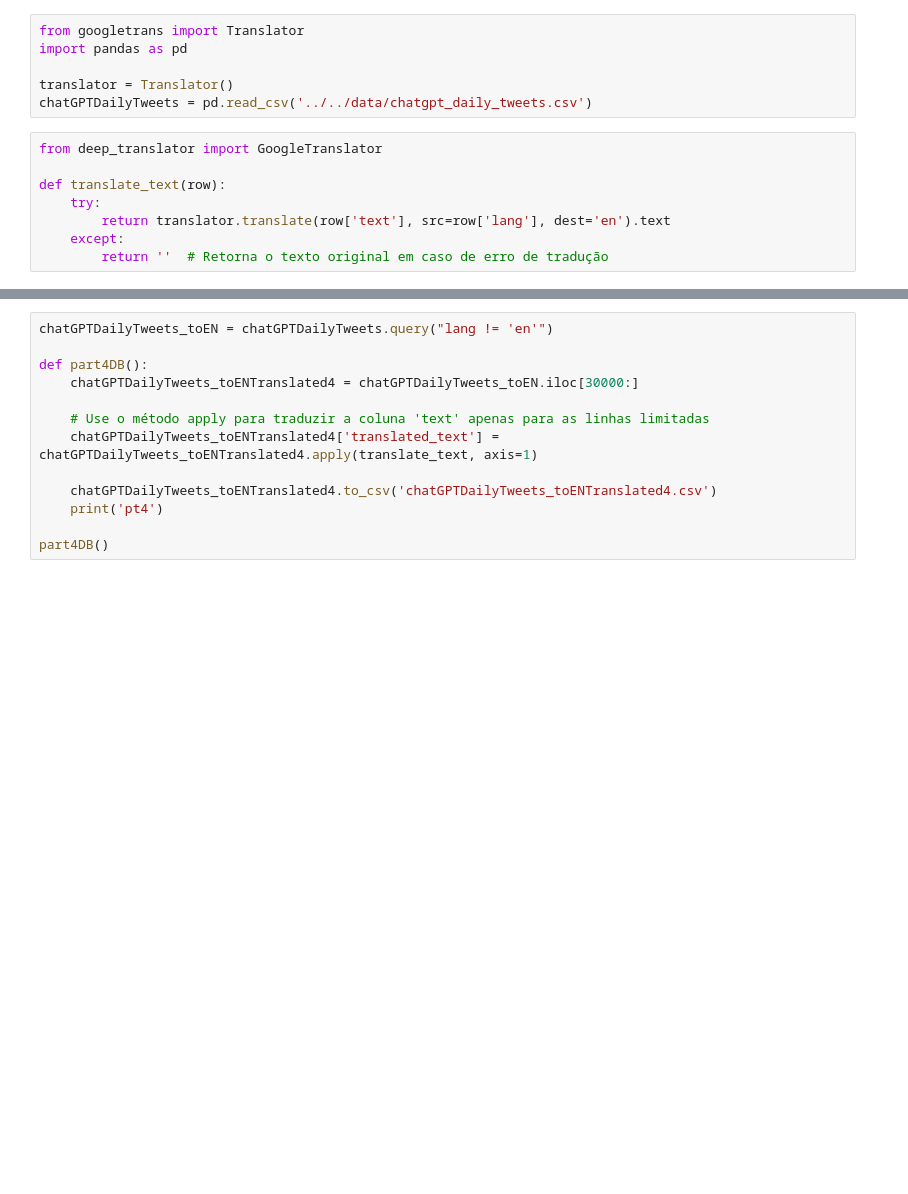
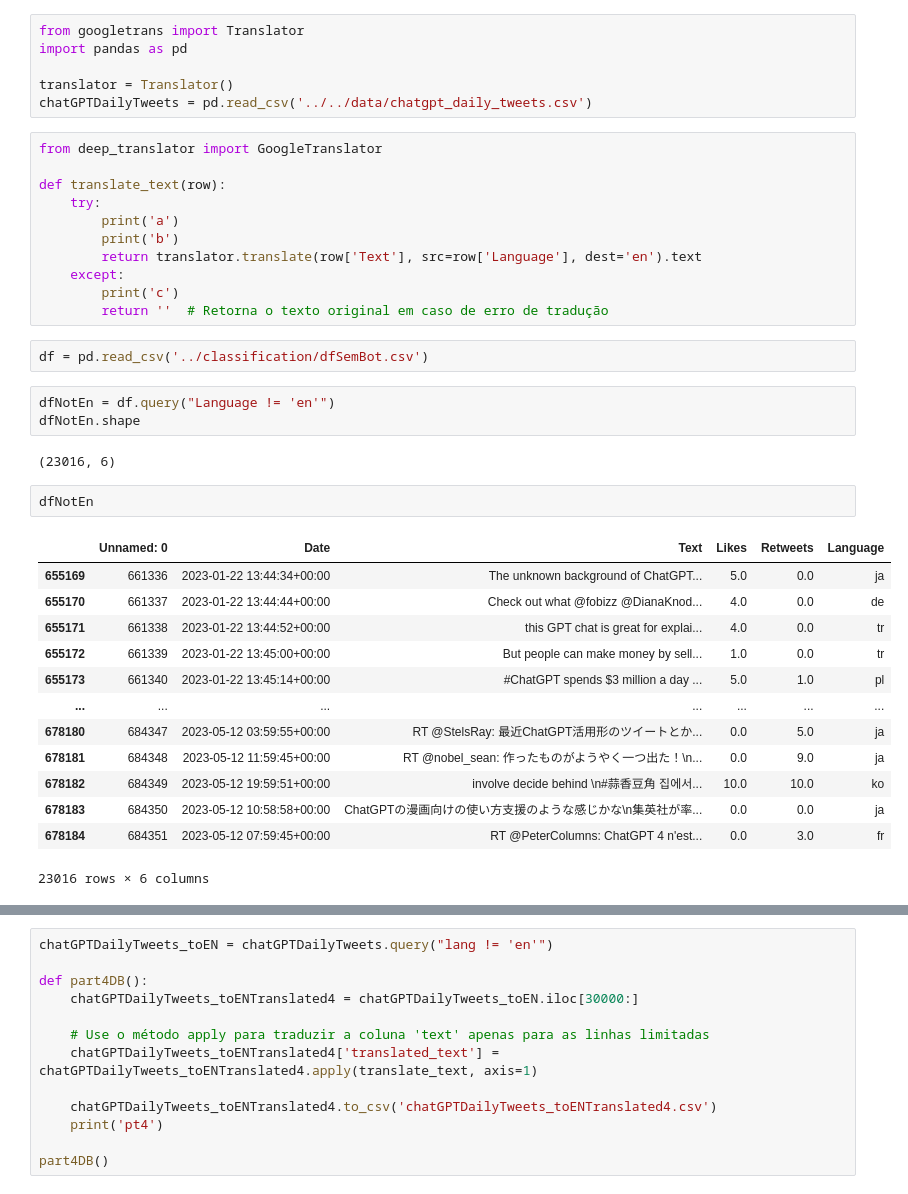
Before and after one commit to lorenzo-cm/tpICD, a Jupyter notebook: src/translation/translatingDatabases2.ipynb, the cells around one changed output, grey strips where cells are left out. Cells and saved outputs as stored; diff of their text form; blank space fills up the shorter version.

```diff
--- a/src/translation/translatingDatabases2.ipynb
+++ b/src/translation/translatingDatabases2.ipynb
@@ -9,6 +9,32 @@ from deep_translator import GoogleTranslator
 
 def translate_text(row):
     try:
-        return translator.translate(row['text'], src=row['lang'], dest='en').text
+        print('a')
+        print('b')
+        return translator.translate(row['Text'], src=row['Language'], dest='en').text
     except:
+        print('c')
         return ''  # Retorna o texto original em caso de erro de tradução
+# %%
+df = pd.read_csv('../classification/dfSemBot.csv')
+# %%
+dfNotEn = df.query("Language != 'en'")
+dfNotEn.shape
+# %% [output]
+(23016, 6)
+# %%
+dfNotEn
+# %% [output]
+|  | Unnamed: 0 | Date | Text | Likes | Retweets | Language |
+| 655169 | 661336 | 2023-01-22 13:44:34+00:00 | The unknown background of ChatGPT... | 5.0 | 0.0 | ja |
+| 655170 | 661337 | 2023-01-22 13:44:44+00:00 | Check out what @fobizz @DianaKnod... | 4.0 | 0.0 | de |
+| 655171 | 661338 | 2023-01-22 13:44:52+00:00 | this GPT chat is great for explai... | 4.0 | 0.0 | tr |
+| 655172 | 661339 | 2023-01-22 13:45:00+00:00 | But people can make money by sell... | 1.0 | 0.0 | tr |
+| 655173 | 661340 | 2023-01-22 13:45:14+00:00 | #ChatGPT spends $3 million a day ... | 5.0 | 1.0 | pl |
+| ... | ... | ... | ... | ... | ... | ... |
+| 678180 | 684347 | 2023-05-12 03:59:55+00:00 | RT @StelsRay: 最近ChatGPT活用形のツイートとか... | 0.0 | 5.0 | ja |
+| 678181 | 684348 | 2023-05-12 11:59:45+00:00 | RT @nobel_sean: 作ったものがようやく一つ出た！\n... | 0.0 | 9.0 | ja |
+| 678182 | 684349 | 2023-05-12 19:59:51+00:00 | involve decide behind \n#蒜香豆角 집에서... | 10.0 | 10.0 | ko |
+| 678183 | 684350 | 2023-05-12 10:58:58+00:00 | ChatGPTの漫画向けの使い方支援のような感じかな\n集英社が率... | 0.0 | 0.0 | ja |
+| 678184 | 684351 | 2023-05-12 07:59:45+00:00 | RT @PeterColumns: ChatGPT 4 n'est... | 0.0 | 3.0 | fr |
+23016 rows × 6 columns
```
Also changed, not shown: parts of 5 cells of this notebook, 2 other files.
